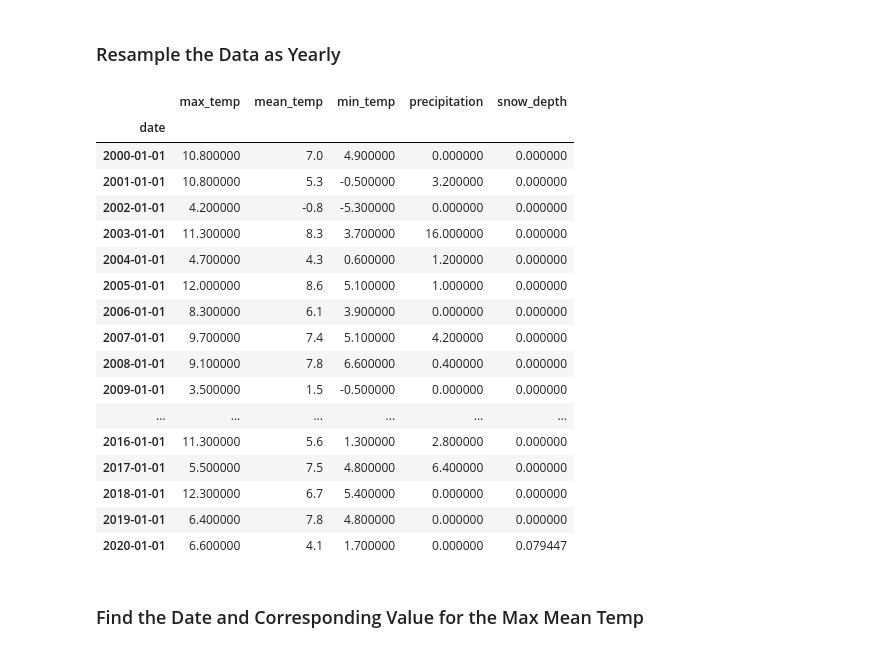
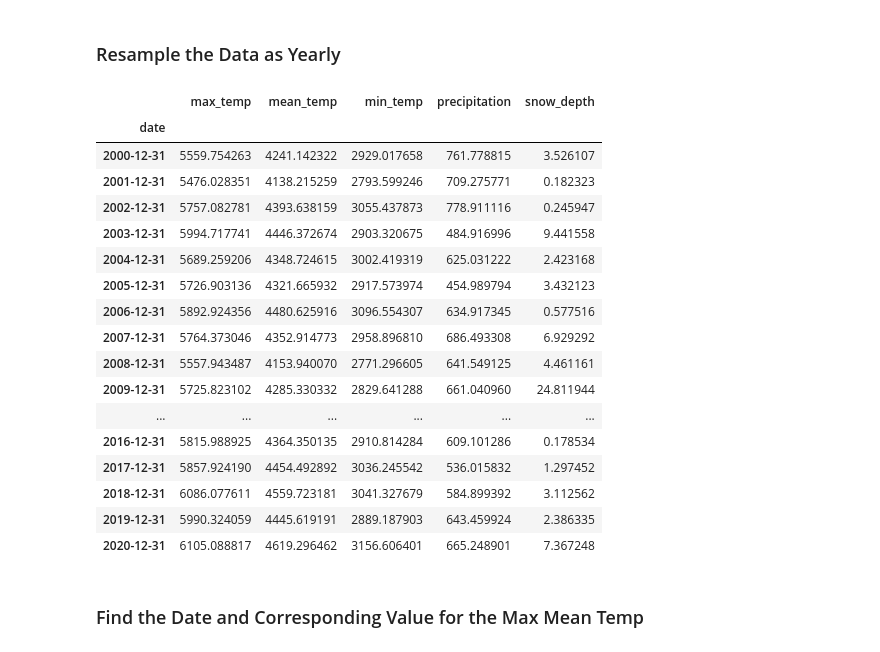
Before and after one commit to tschelli/Resampling-Datetime-Data-Core1-Wk18, a Jupyter notebook: Core 1 - Resampling.ipynb, the cells around one changed output. Saved outputs shown, nothing was run; the diff lists cells and outputs as text; code cells hidden in the pictures.

```diff
--- a/Core 1 - Resampling.ipynb
+++ b/Core 1 - Resampling.ipynb
@@ -284,27 +284,27 @@ NOTE: USING VARIOUS MDATES METHODS CAUSED MAJOR VISUAL BUGS IN THE CHART. REMOVI
 # %% [markdown]
 ### Resample the Data as Yearly
 # %%
-ts2 = df.asfreq('AS')
+ts2 = df.resample('A').sum()
 ts2
 # %% [output]
 |  | max_temp | mean_temp | min_temp | precipitation | snow_depth |
 | date |  |  |  |  |  |
-| 2000-01-01 | 10.800000 | 7.0 | 4.900000 | 0.000000 | 0.000000 |
-| 2001-01-01 | 10.800000 | 5.3 | -0.500000 | 3.200000 | 0.000000 |
-| 2002-01-01 | 4.200000 | -0.8 | -5.300000 | 0.000000 | 0.000000 |
-| 2003-01-01 | 11.300000 | 8.3 | 3.700000 | 16.000000 | 0.000000 |
-| 2004-01-01 | 4.700000 | 4.3 | 0.600000 | 1.200000 | 0.000000 |
-| 2005-01-01 | 12.000000 | 8.6 | 5.100000 | 1.000000 | 0.000000 |
-| 2006-01-01 | 8.300000 | 6.1 | 3.900000 | 0.000000 | 0.000000 |
-| 2007-01-01 | 9.700000 | 7.4 | 5.100000 | 4.200000 | 0.000000 |
-| 2008-01-01 | 9.100000 | 7.8 | 6.600000 | 0.400000 | 0.000000 |
-| 2009-01-01 | 3.500000 | 1.5 | -0.500000 | 0.000000 | 0.000000 |
+| 2000-12-31 | 5559.754263 | 4241.142322 | 2929.017658 | 761.778815 | 3.526107 |
+| 2001-12-31 | 5476.028351 | 4138.215259 | 2793.599246 | 709.275771 | 0.182323 |
+| 2002-12-31 | 5757.082781 | 4393.638159 | 3055.437873 | 778.911116 | 0.245947 |
+| 2003-12-31 | 5994.717741 | 4446.372674 | 2903.320675 | 484.916996 | 9.441558 |
+| 2004-12-31 | 5689.259206 | 4348.724615 | 3002.419319 | 625.031222 | 2.423168 |
+| 2005-12-31 | 5726.903136 | 4321.665932 | 2917.573974 | 454.989794 | 3.432123 |
+| 2006-12-31 | 5892.924356 | 4480.625916 | 3096.554307 | 634.917345 | 0.577516 |
+| 2007-12-31 | 5764.373046 | 4352.914773 | 2958.896810 | 686.493308 | 6.929292 |
+| 2008-12-31 | 5557.943487 | 4153.940070 | 2771.296605 | 641.549125 | 4.461161 |
+| 2009-12-31 | 5725.823102 | 4285.330332 | 2829.641288 | 661.040960 | 24.811944 |
 | ... | ... | ... | ... | ... | ... |
-| 2016-01-01 | 11.300000 | 5.6 | 1.300000 | 2.800000 | 0.000000 |
-| 2017-01-01 | 5.500000 | 7.5 | 4.800000 | 6.400000 | 0.000000 |
-| 2018-01-01 | 12.300000 | 6.7 | 5.400000 | 0.000000 | 0.000000 |
-| 2019-01-01 | 6.400000 | 7.8 | 4.800000 | 0.000000 | 0.000000 |
-| 2020-01-01 | 6.600000 | 4.1 | 1.700000 | 0.000000 | 0.079447 |
+| 2016-12-31 | 5815.988925 | 4364.350135 | 2910.814284 | 609.101286 | 0.178534 |
+| 2017-12-31 | 5857.924190 | 4454.492892 | 3036.245542 | 536.015832 | 1.297452 |
+| 2018-12-31 | 6086.077611 | 4559.723181 | 3041.327679 | 584.899392 | 3.112562 |
+| 2019-12-31 | 5990.324059 | 4445.619191 | 2889.187903 | 643.459924 | 2.386335 |
+| 2020-12-31 | 6105.088817 | 4619.296462 | 3156.606401 | 665.248901 | 7.367248 |
 # %% [markdown]
 ### Find the Date and Corresponding Value for the Max Mean Temp
 # %%
```
Also changed, not shown: parts of 8 cells of this notebook.
